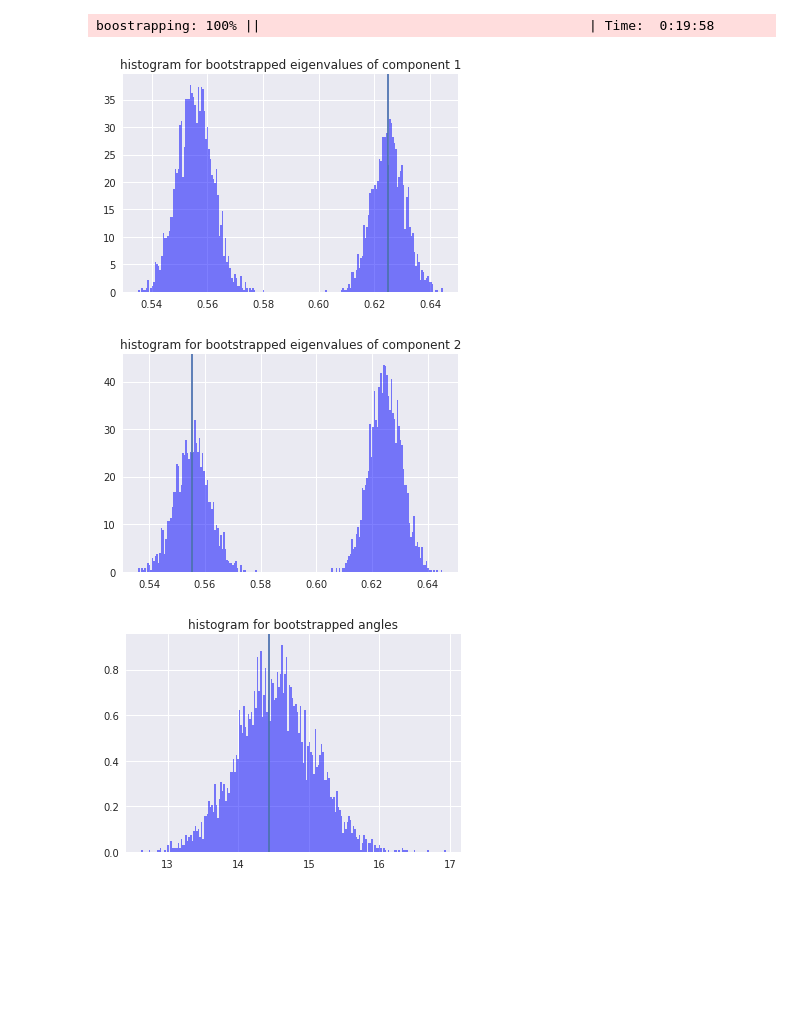
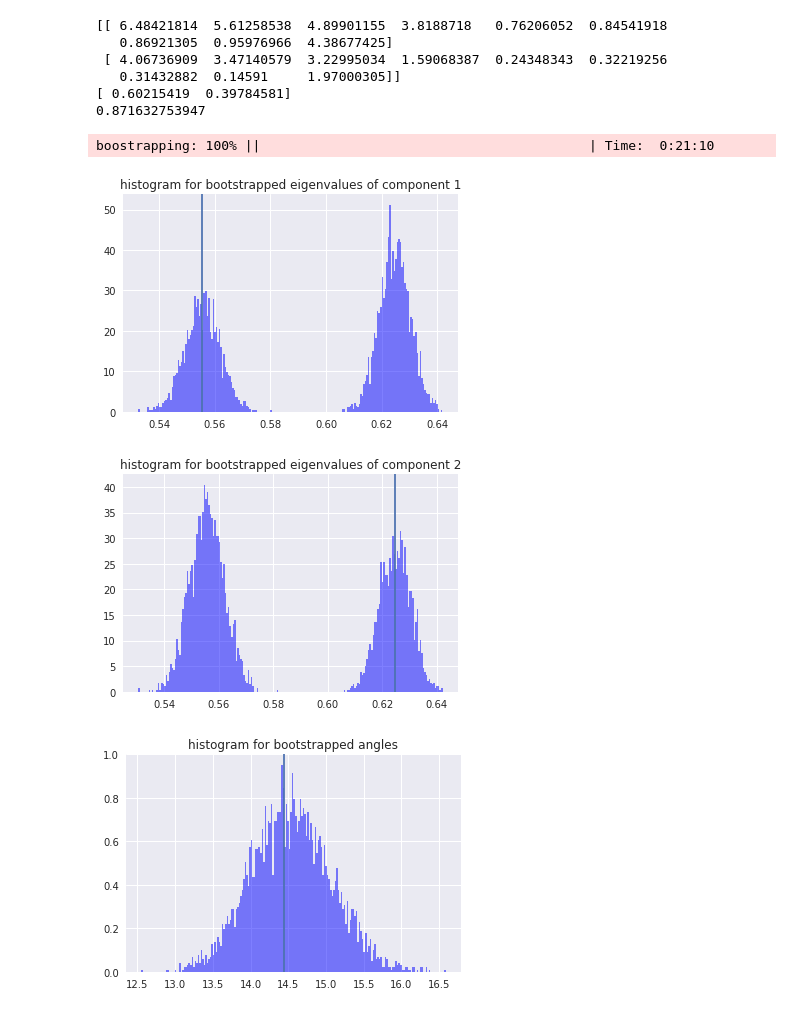
Before and after one commit to jaewshin/turchin, a Jupyter notebook: jupyter/bootstrap.ipynb, the cells around one changed output. Saved outputs shown, nothing was run; the diff lists cells and outputs as text; code cells hidden in the pictures; blank space fills up the shorter version.

```diff
--- a/jupyter/bootstrap.ipynb
+++ b/jupyter/bootstrap.ipynb
@@ -118,6 +119,18 @@ def eig(mat):
 
     return val1, val2, vec1, vec2
 
+def dist(vec1, vec2):
+    """
+    Euclidean distance between two vectors
+    """
+    return np.linalg.norm(vec1-vec2)
+
+def mahalanobis(vec, mean, cov):
+    """
+    Compute the mahalanobis distance of the given vector, vec
+    """
+    subtracted = np.subtract(vec, mean)
+    return math.sqrt(np.matmul(np.matmul(subtracted.T, np.linalg.inv(cov)),subtracted))
 
 def weight_set(cov_mat):
     """
@@ -129,9 +142,32 @@ def weight_set(cov_mat):
 
     # designate the larger component to be the component1 and the smaller component the component2
     if gmm.weights_[0] > gmm.weights_[1]:
-        return val1, val2, vec1, vec2
+        mean1 = means[0][0]
+        mean2 = means[0][1]
+        cov1 = cov[0]
+        cov2 = cov[1]
+    else:
+        mean1 = means[0][1]
+        mean2 = means[0][0]
+        cov1 = cov[1]
+        cov2 = cov[0]
+
+    if (mahalanobis(vec1, mean1, np.linalg.inv(cov1)) < mahalanobis(vec2, mean2, np.linalg.inv(cov2))):
+        return val1, val2, vec1, vec29
     else:
         return val2, val1, vec2, vec1
+# %%
+gmm = GMM(n_components=2).fit(data_mat)
+print(gmm.means_)
+print(gmm.weights_)
+print(np.linalg.norm(gmm.means_[0][0]-gmm.means_[0][1]))
+# %% [output]
+[[ 6.48421814  5.61258538  4.89901155  3.8188718   0.76206052  0.84541918
+   0.86921305  0.95976966  4.38677425]
+ [ 4.06736909  3.47140579  3.22995034  1.59068387  0.24348343  0.32219256
+   0.31432882  0.14591     1.97000305]]
+[ 0.60215419  0.39784581]
+0.871632753947
 # %%
 # Fit bivariate Gaussian on the original data and compute confidence intervals, error bars using bootstrapping
 pt = progress_timer(description= 'boostrapping', n_iter=5000)
@@ -139,6 +175,7 @@ pt = progress_timer(description= 'boostrapping', n_iter=5000)
 #Gaussian Mixture Model
 #fit GMM
 gmm = GMM(n_components=2).fit(data_mat)
+means = gmm.means_
 cov = gmm.covariances_
 
 eigval1, eigval2, eigvec1, eigvec2 = weight_set(cov)
@@ -181,34 +218,34 @@ def bstr(data, n=5000):
 
         pt.update()
 
     vec_one = np.mean(vec_one, axis=0)
     vec_two = np.mean(vec_two, axis=0)
 
     return perc_one, perc_two, vec_one, vec_two, angles
 
 perc_one, perc_two, vec_one, vec_two, bstr_angle = bstr(data_mat)
 pt.finish()
 
 # plot the histogram for eigenvalues and angles
 num_bins = 200
 itera = [perc_one, perc_two, bstr_angle]
 for i in range(len(itera)):
     n, bins, patches = plt.hist(itera[i], num_bins, normed=1, facecolor='blue', alpha=0.5)
     if i == 0:
         plt.title('histogram for bootstrapped eigenvalues of component 1')
         plt.axvline(x=eigval1)
     elif i == 1:
         plt.title('histogram for bootstrapped eigenvalues of component 2')
         plt.axvline(x=eigval2)
     else:
         plt.title('histogram for bootstrapped angles')
         plt.axvline(x=orig_angle)
 
     plt.legend()
     plt.show()
     plt.close()
 # %% [output]
-boostrapping: 100% ||                                          | Time:  0:19:58
+boostrapping: 100% ||                                          | Time:  0:21:10
-[figure, old version]
+[figure, new version]
-[figure, old version]
+[figure, new version]
-[figure, old version]
+[figure, new version]
```
Also changed, not shown: parts of 1 cell of this notebook, 5 other files.
